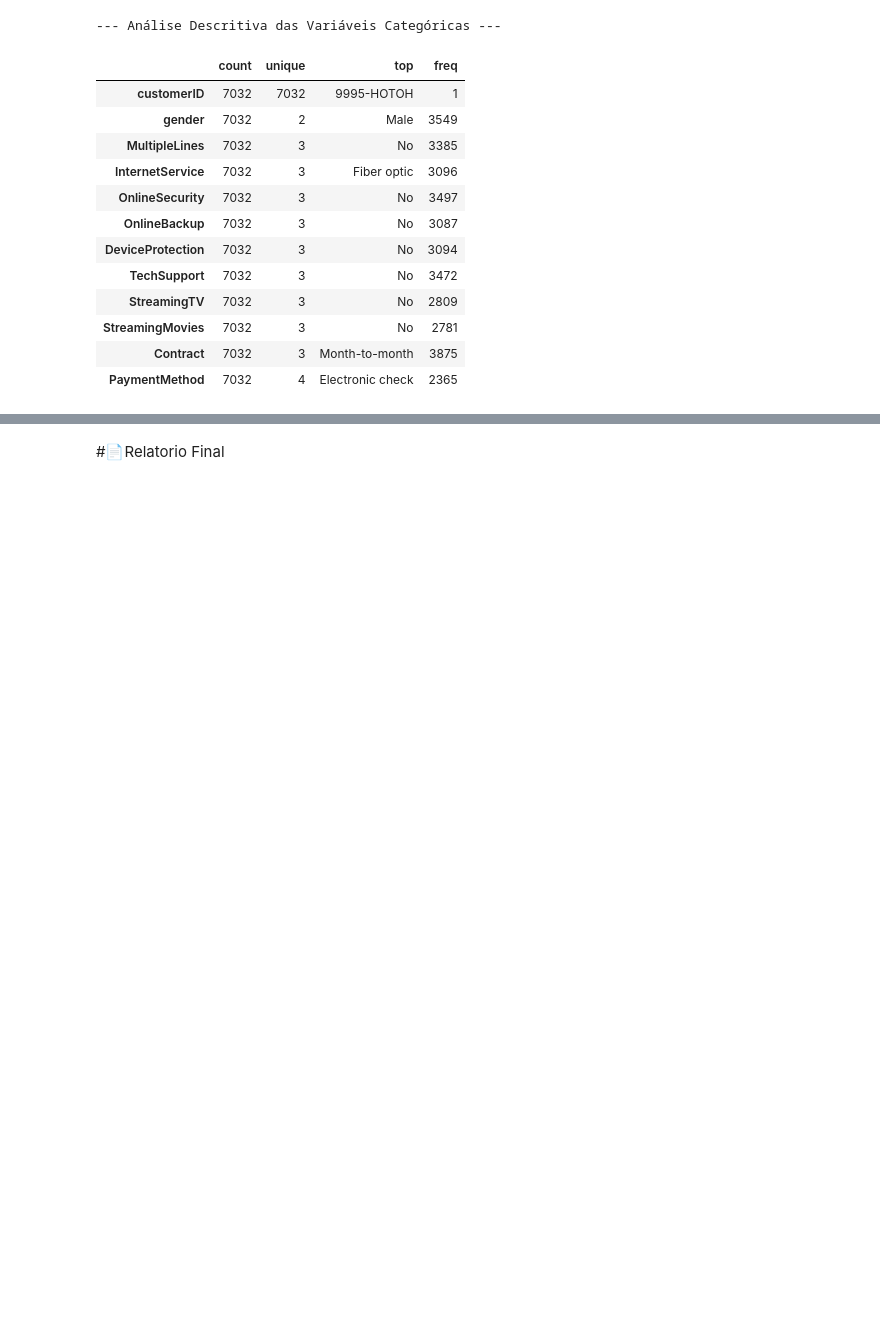
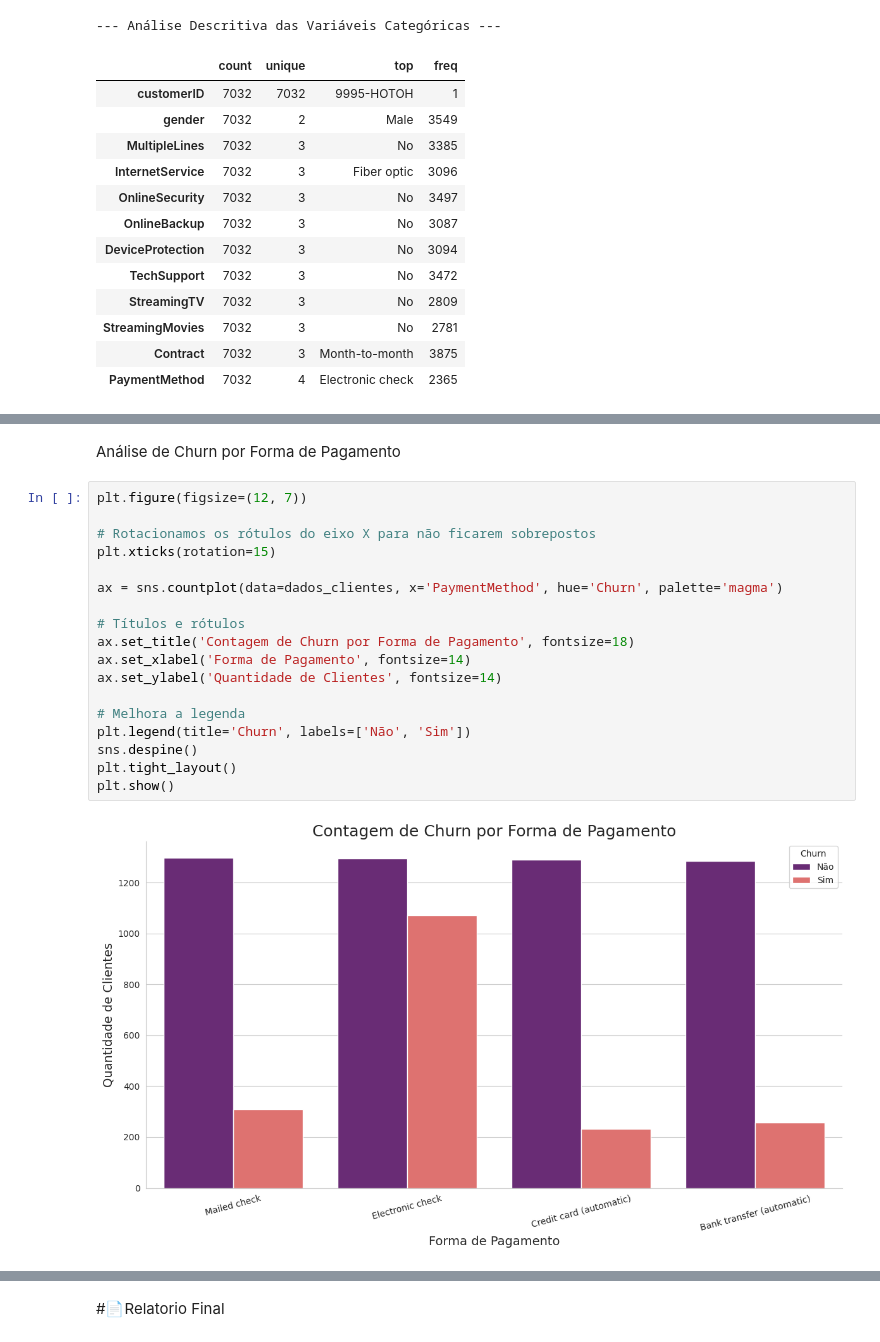
Before and after one commit to jhonatanwsds/TelecomX_BR, a Jupyter notebook: TelecomX_BR.ipynb, the cells around one changed output, grey strips where cells are left out. Saved outputs shown, nothing was run; the diff lists cells and outputs as text; blank space fills up the shorter version.

```diff
--- a/TelecomX_BR.ipynb
+++ b/TelecomX_BR.ipynb
@@ -215,0 +325,22 @@ display(dados_clientes.describe(include=['object']).T)
+# %% [markdown]
+ Análise de Churn por Forma de Pagamento
+# %%
+plt.figure(figsize=(12, 7))
+
+# Rotacionamos os rótulos do eixo X para não ficarem sobrepostos
+plt.xticks(rotation=15)
+
+ax = sns.countplot(data=dados_clientes, x='PaymentMethod', hue='Churn', palette='magma')
+
+# Títulos e rótulos
+ax.set_title('Contagem de Churn por Forma de Pagamento', fontsize=18)
+ax.set_xlabel('Forma de Pagamento', fontsize=14)
+ax.set_ylabel('Quantidade de Clientes', fontsize=14)
+
+# Melhora a legenda
+plt.legend(title='Churn', labels=['Não', 'Sim'])
+sns.despine()
+plt.tight_layout()
+plt.show()
+# %% [output]
+[figure, added]
```
Also changed, not shown: parts of 16 cells of this notebook.
